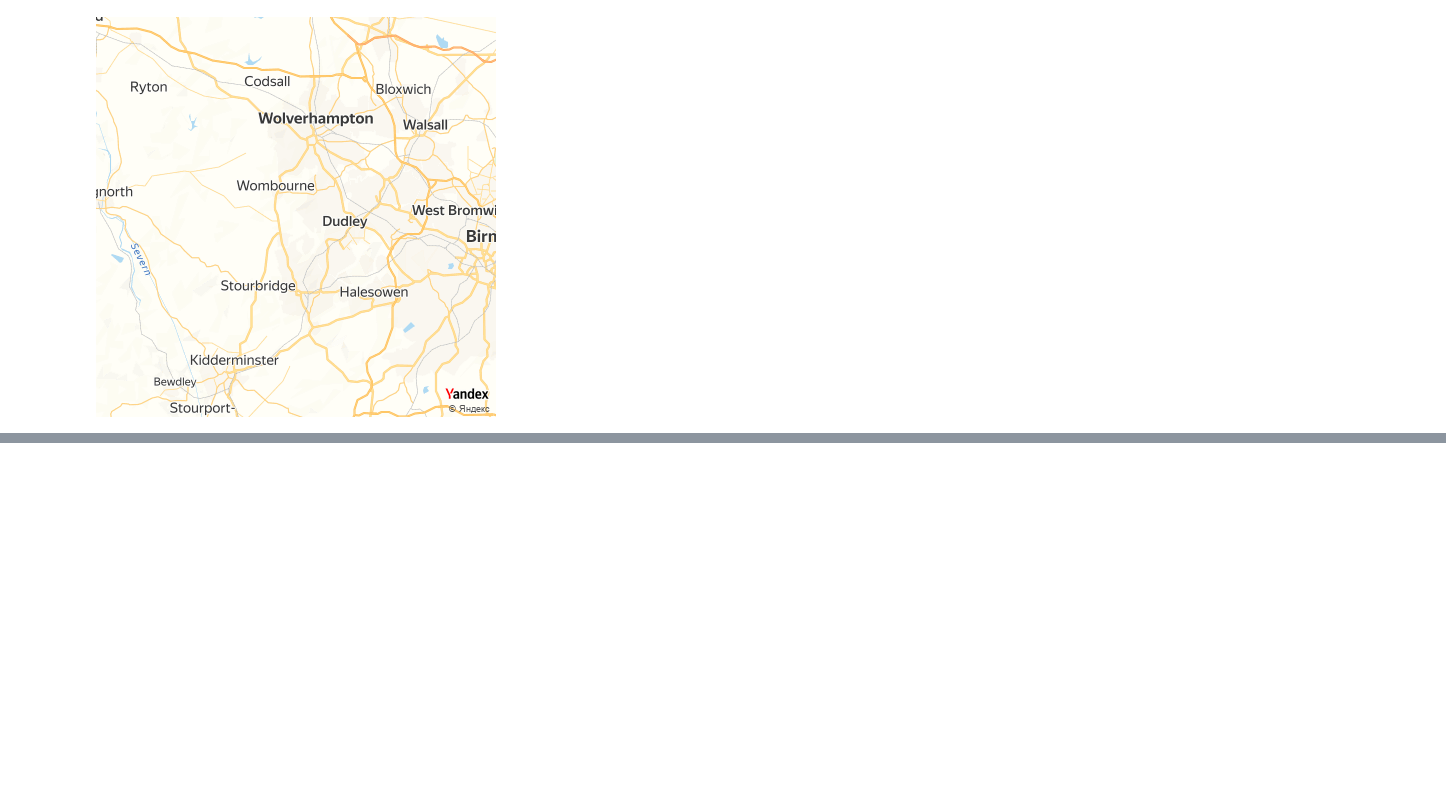
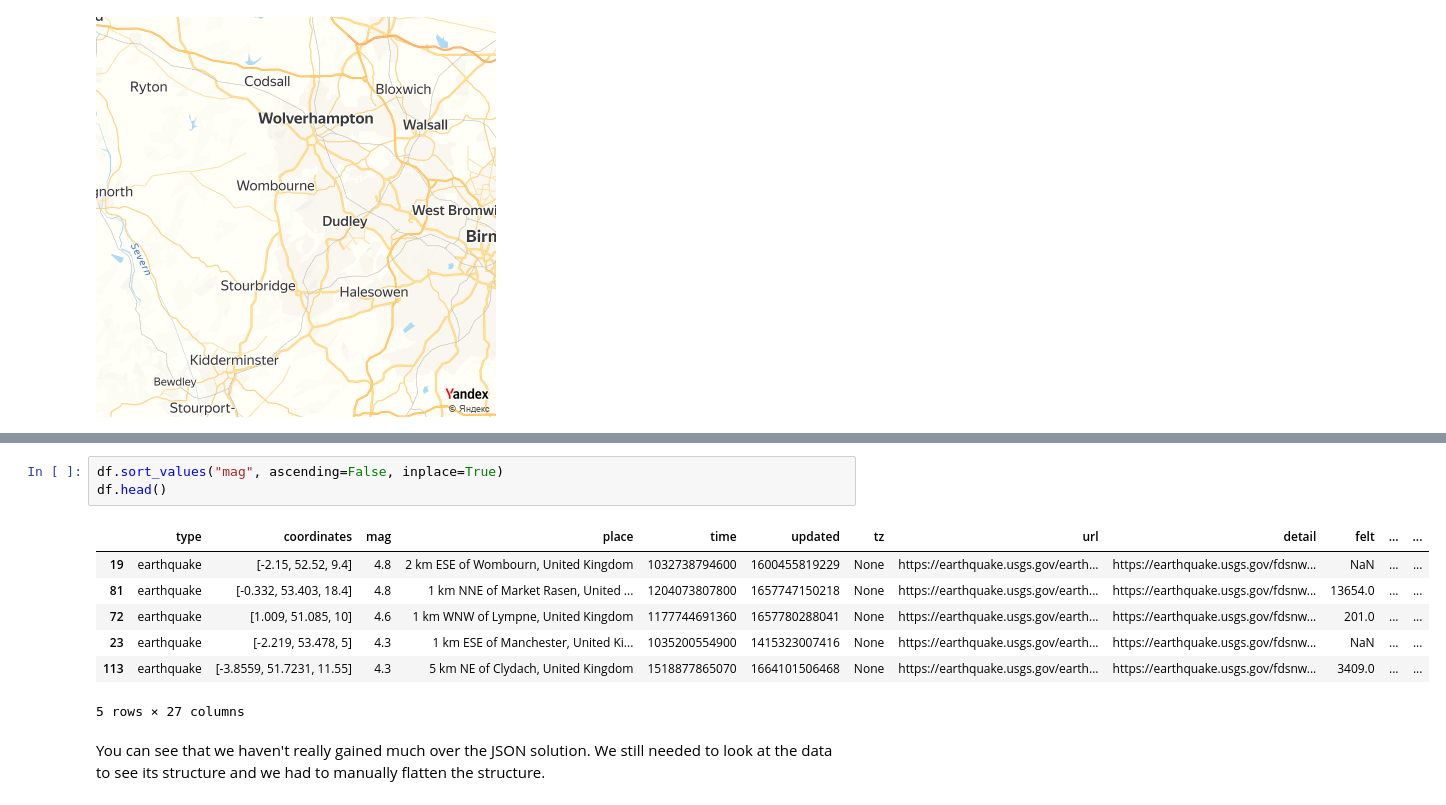
Before and after one commit to alan-turing-institute/rse-course, a Jupyter notebook: solutions/module_03.ipynb, the cells around one changed output, grey strips where cells are left out. Drawn from its saved outputs; the diff is of its cells as text; blank space fills up the shorter version.

```diff
--- a/solutions/module_03.ipynb
+++ b/solutions/module_03.ipynb
@@ -323,0 +384,14 @@ Note - in this in this instance Pandas probably isn't the first thing that you w
+# %%
+df.sort_values("mag", ascending=False, inplace=True)
+df.head()
+# %% [output]
+|  | type | coordinates | mag | place | time | updated | tz | url | detail | felt | ... | ... |
+| 19 | earthquake | [-2.15, 52.52, 9.4] | 4.8 | 2 km ESE of Wombourn, United Kingdom | 1032738794600 | 1600455819229 | None | https://earthquake.usgs.gov/earth... | https://earthquake.usgs.gov/fdsnw... | NaN | ... | ... |
+| 81 | earthquake | [-0.332, 53.403, 18.4] | 4.8 | 1 km NNE of Market Rasen, United ... | 1204073807800 | 1657747150218 | None | https://earthquake.usgs.gov/earth... | https://earthquake.usgs.gov/fdsnw... | 13654.0 | ... | ... |
+| 72 | earthquake | [1.009, 51.085, 10] | 4.6 | 1 km WNW of Lympne, United Kingdom | 1177744691360 | 1657780288041 | None | https://earthquake.usgs.gov/earth... | https://earthquake.usgs.gov/fdsnw... | 201.0 | ... | ... |
+| 23 | earthquake | [-2.219, 53.478, 5] | 4.3 | 1 km ESE of Manchester, United Ki... | 1035200554900 | 1415323007416 | None | https://earthquake.usgs.gov/earth... | https://earthquake.usgs.gov/fdsnw... | NaN | ... | ... |
+| 113 | earthquake | [-3.8559, 51.7231, 11.55] | 4.3 | 5 km NE of Clydach, United Kingdom | 1518877865070 | 1664101506468 | None | https://earthquake.usgs.gov/earth... | https://earthquake.usgs.gov/fdsnw... | 3409.0 | ... | ... |
+5 rows × 27 columns
+# %% [markdown]
+You can see that we haven't really gained much over the JSON solution.
+We still needed to look at the data to see its structure and we had to manually flatten the structure.
```
Also changed, not shown: parts of 7 cells of this notebook.
